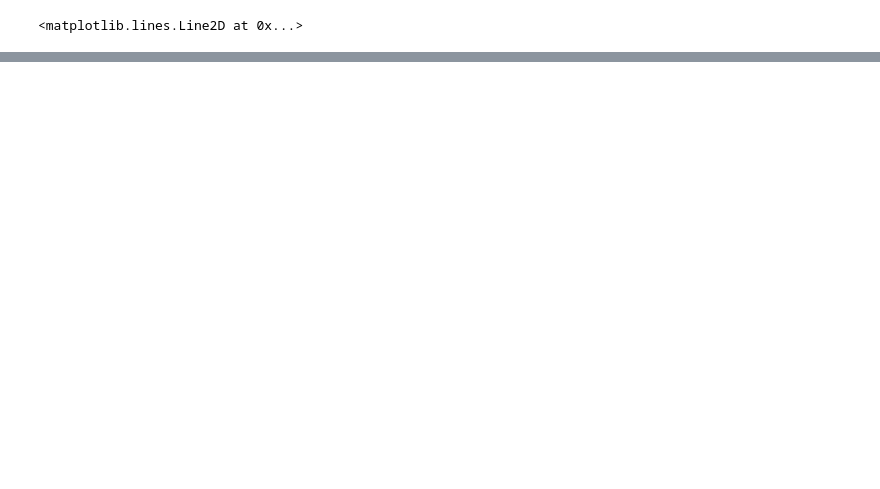
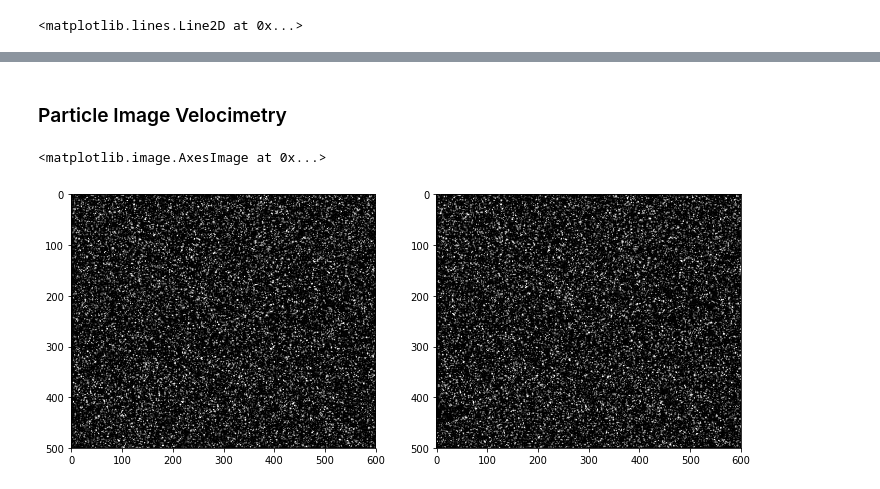
Before and after one commit to mvku/Dr.-Vijay-Kumar, a Jupyter notebook: Python Documentation for Researcher .ipynb, the cells around one changed output, grey strips where cells are left out. Drawn from its saved outputs; the diff is of its cells as text; code cells hidden in the pictures; blank space fills up the shorter version.

```diff
--- a/Python Documentation for Researcher .ipynb
+++ b/Python Documentation for Researcher .ipynb
@@ -180,0 +190,2 @@ ax.axvline(x=5.1,linestyle='--')
+# %% [markdown]
+### Particle Image Velocimetry
@@ -180,0 +200,10 @@ ax.axvline(x=5.1,linestyle='--')
+# %%
+frame_a  = tools.imread( 'E:/a/vijay_Matlab codes-20190731T170427Z-001/vijay_Matlab codes/Examples/synthetic00018.jpg' )
+frame_b  = tools.imread( 'E:/a/vijay_Matlab codes-20190731T170427Z-001/vijay_Matlab codes/Examples/synthetic00020.jpg' )
+# %%
+fig,ax = plt.subplots(1,2,figsize=(12,10))
+ax[0].imshow(frame_a,cmap=plt.cm.gray)
+ax[1].imshow(frame_b,cmap=plt.cm.gray)
+# %% [output]
+<matplotlib.image.AxesImage at 0x...>
+[figure, added]
```
Also changed, not shown: parts of 6 cells of this notebook.
